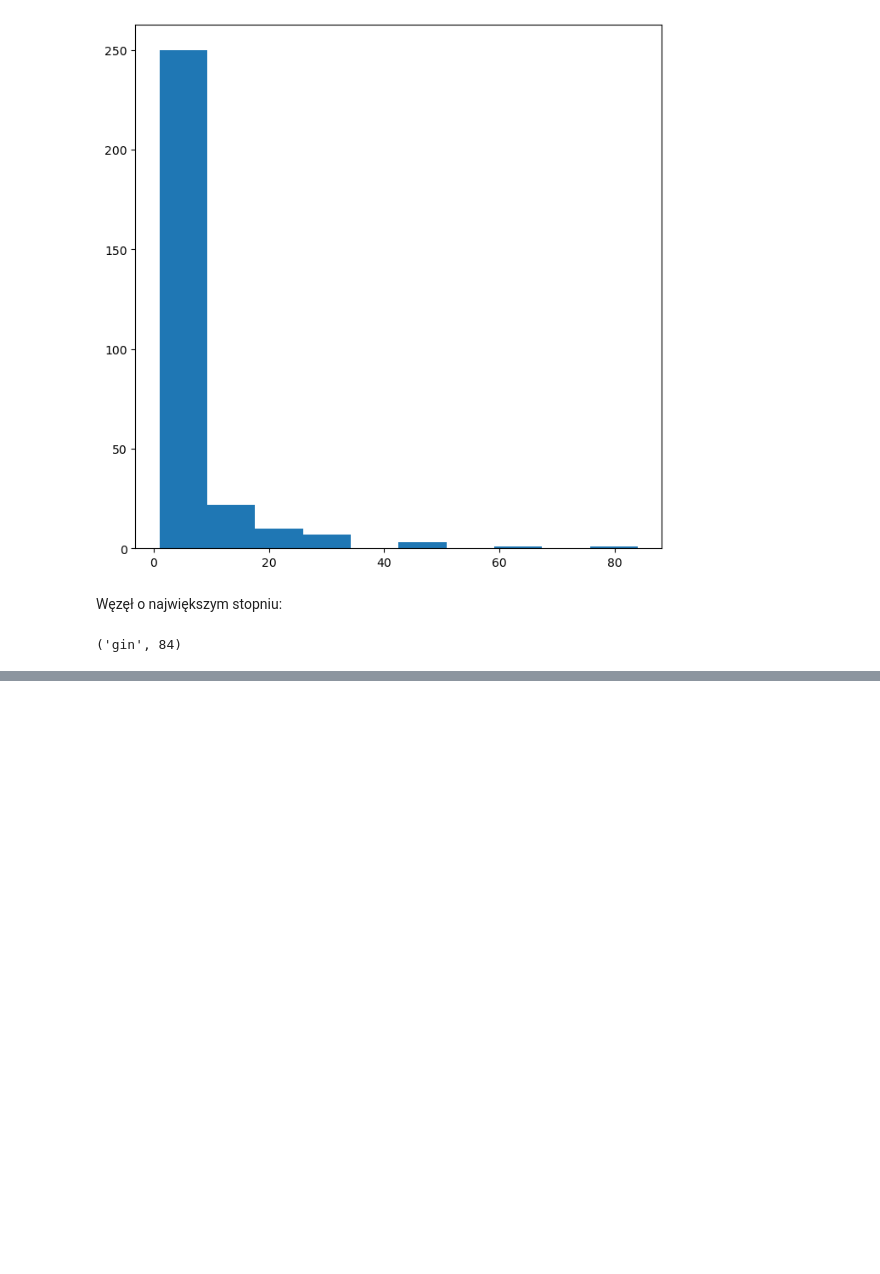
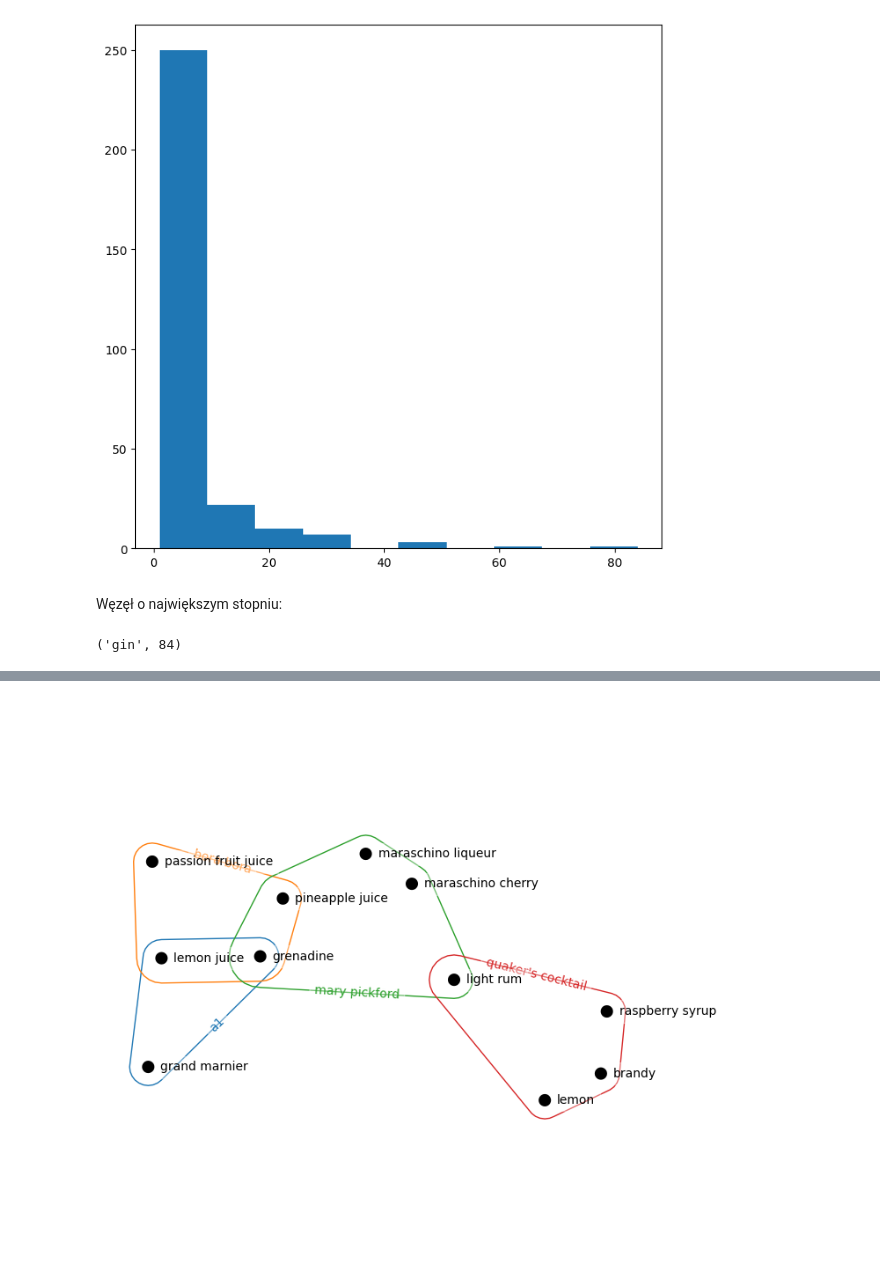
Before and after one commit to mwizer/complex-networks-of-drinks, a Jupyter notebook: basic_analysis.ipynb, the cells around one changed output, grey strips where cells are left out. Saved outputs shown, nothing was run; the diff lists cells and outputs as text; code cells hidden in the pictures; blank space fills up the shorter version.

```diff
--- a/basic_analysis.ipynb
+++ b/basic_analysis.ipynb
@@ -239,0 +268,6 @@ highest_deg_ing, highest_deg
+# %%
+import hypernetx.algorithms.hypergraph_modularity as hmod
+
+K = hmod.kumar(H_small)
+
+list(K)
@@ -239,0 +292,6 @@ highest_deg_ing, highest_deg
+# %%
+H_restriced = H_small.restrict_to_nodes(list(list(K)[1]))
+
+hnx.draw(H_restriced)
+# %% [output]
+[figure, added]
```
Also changed, not shown: parts of 10 cells of this notebook.
